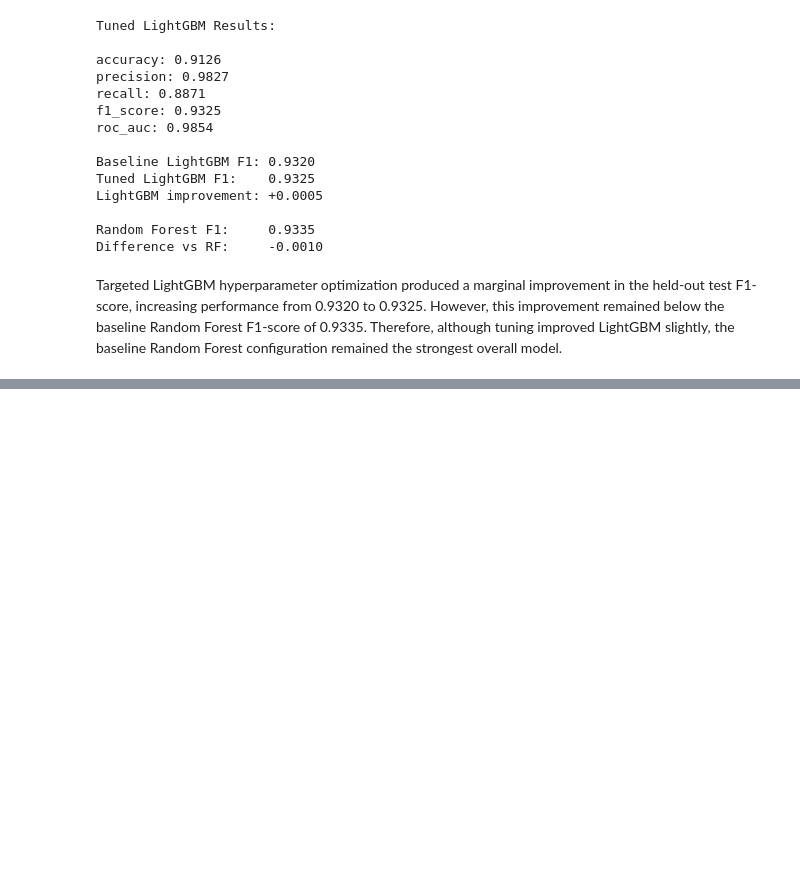
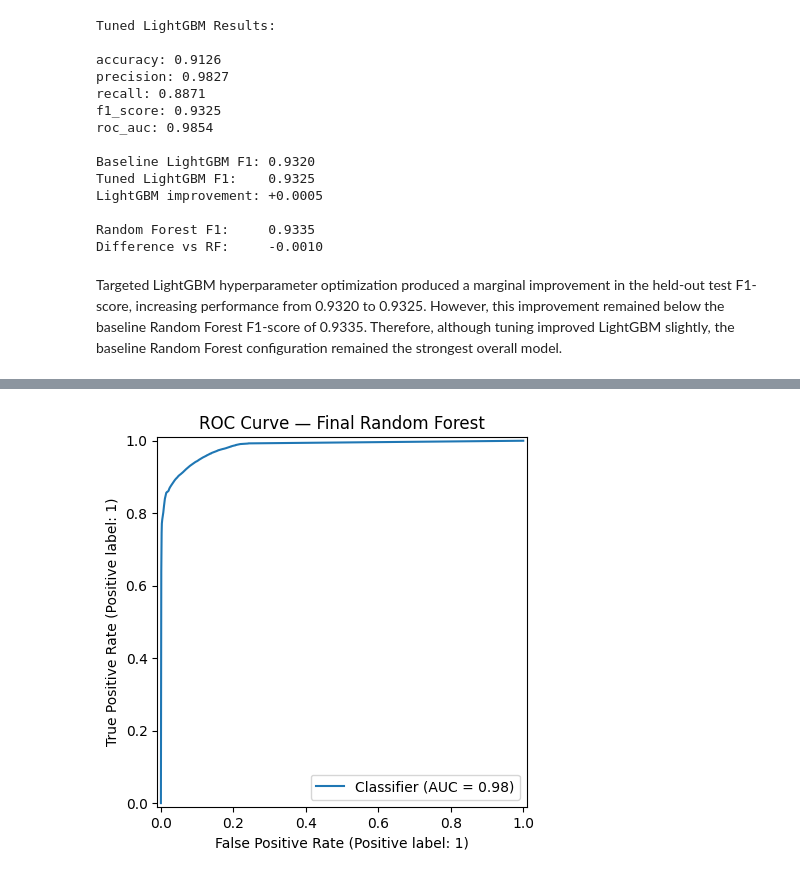
Before and after one commit to AskariAbidi18/Aeges-Q, a Jupyter notebook: notebooks/03_baseline_models/unsw_nb15_baselines.ipynb, the cells around one changed output, grey strips where cells are left out. Cells and saved outputs as stored; diff of their text form; code cells hidden in the pictures; blank space fills up the shorter version.

```diff
--- a/notebooks/03_baseline_models/unsw_nb15_baselines.ipynb
+++ b/notebooks/03_baseline_models/unsw_nb15_baselines.ipynb
@@ -1287,0 +1344,10 @@ Targeted LightGBM hyperparameter optimization produced a marginal improvement in
+# %%
+RocCurveDisplay.from_predictions(
+    y_test,
+    y_proba_final
+)
+
+plt.title("ROC Curve — Final Random Forest")
+plt.show()
+# %% [output]
+[figure, added]
```
Also changed, not shown: parts of 5 cells of this notebook.
